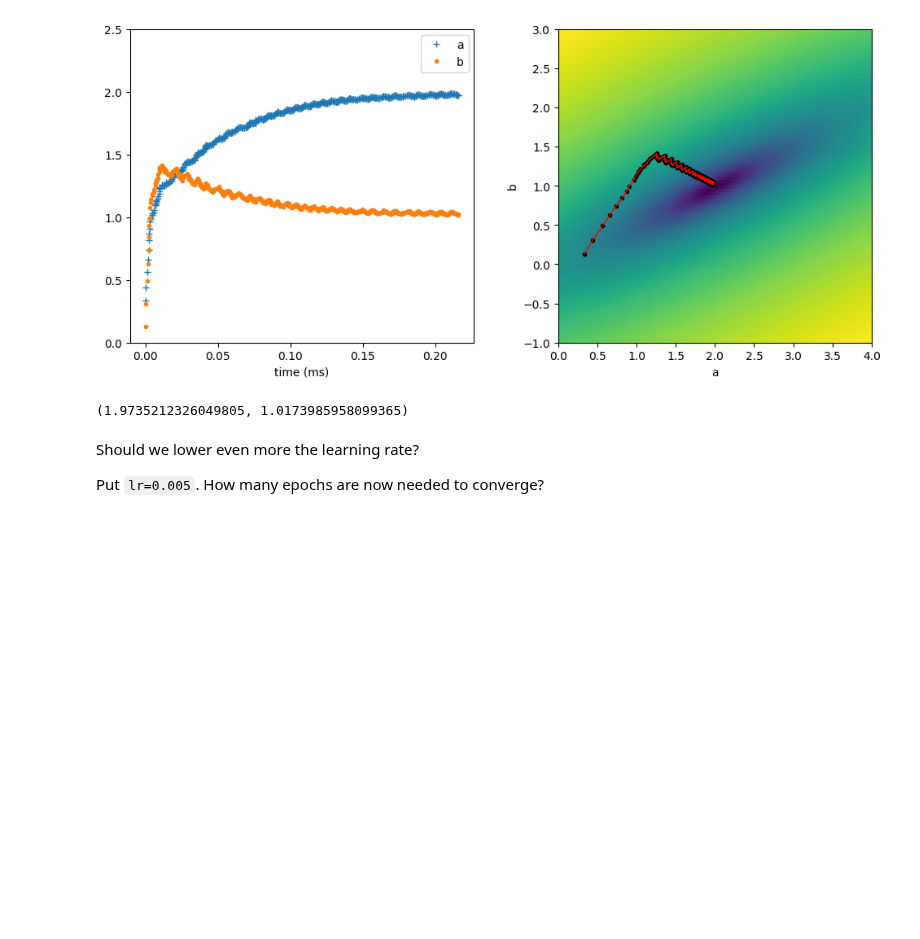
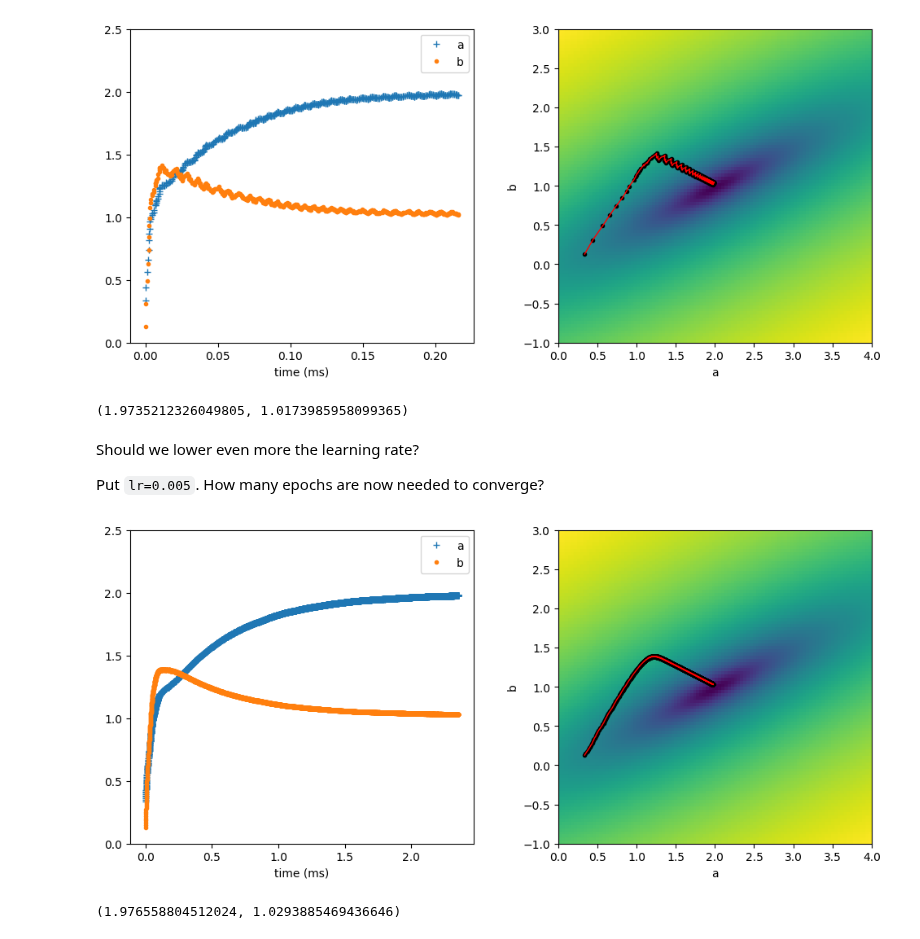
Before and after one commit to PRF-Development/DataAnalysisExtras, a Jupyter notebook: BOL.ipynb, the cells around one changed output. Saved outputs shown, nothing was run; the diff lists cells and outputs as text; code cells hidden in the pictures; blank space fills up the shorter version.

```diff
--- a/BOL.ipynb
+++ b/BOL.ipynb
@@ -236,3 +236,8 @@ Should we lower even more the learning rate?
 
 Put `lr=0.005`.
 How many epochs are now needed to converge?
+# %%
+plot_training(n_epochs=300, lr=0.005, batch_size=5)
+# %% [output]
+[figure, added]
+(1.976558804512024, 1.0293885469436646)
```
